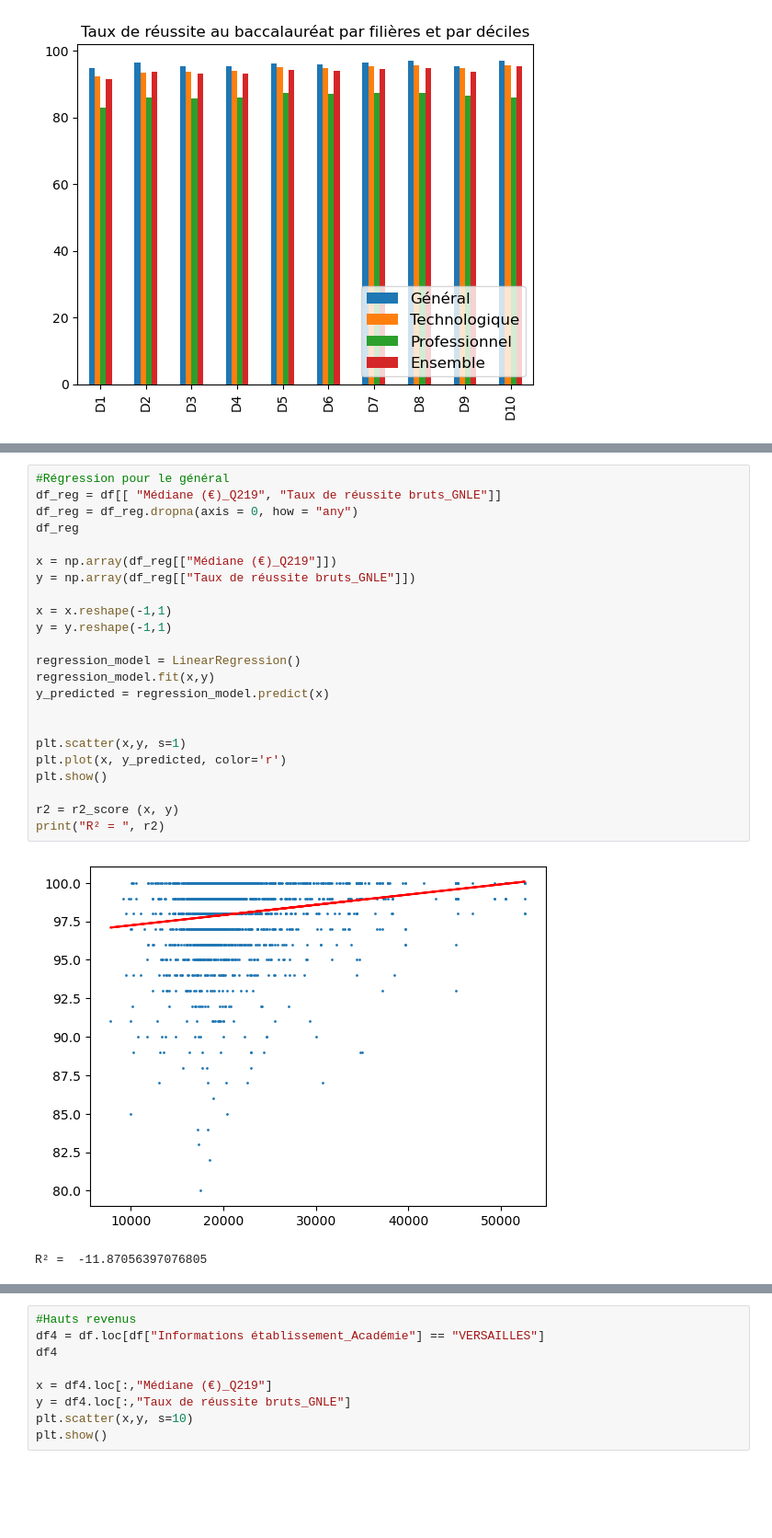
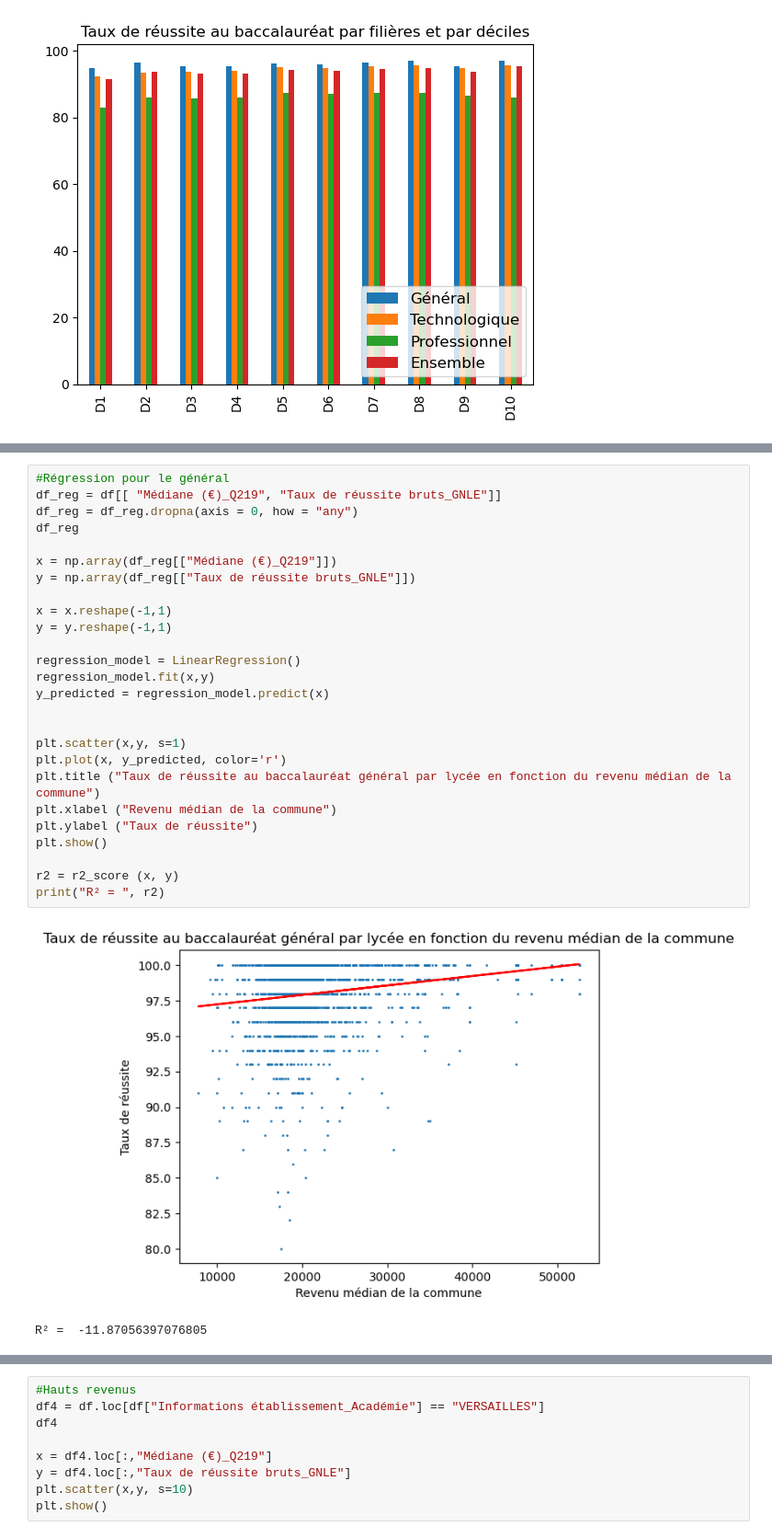
Before and after one commit to Acochepin/Python-2A---AC---JM---RS, a Jupyter notebook: Manipulation bases de données.ipynb, the cells around one changed output, grey strips where cells are left out. Shown at 92% size. Saved outputs shown, nothing was run; the diff lists cells and outputs as text; blank space fills up the shorter version.

```diff
--- a/Manipulation bases de données.ipynb
+++ b/Manipulation bases de données.ipynb
@@ -666,26 +673,29 @@ En revanche, en terme de réussite, on ne voit pas de différences flagrantes. P
 # %%
 #Régression pour le général
 df_reg = df[[ "Médiane (€)_Q219", "Taux de réussite bruts_GNLE"]]
 df_reg = df_reg.dropna(axis = 0, how = "any")
 df_reg
 
 x = np.array(df_reg[["Médiane (€)_Q219"]])
 y = np.array(df_reg[["Taux de réussite bruts_GNLE"]])
 
 x = x.reshape(-1,1)
 y = y.reshape(-1,1)
 
 regression_model = LinearRegression()
 regression_model.fit(x,y)
 y_predicted = regression_model.predict(x)
 
 
 plt.scatter(x,y, s=1)
 plt.plot(x, y_predicted, color='r')
+plt.title ("Taux de réussite au baccalauréat général par lycée en fonction du revenu médian de la commune")
+plt.xlabel ("Revenu médian de la commune")
+plt.ylabel ("Taux de réussite")
 plt.show()
 
 r2 = r2_score (x, y)
 print("R² = ", r2)
 # %% [output]
-[figure, old version]
+[figure, new version]
 R² =  -11.87056397076805
```
Also changed, not shown: parts of 8 cells of this notebook.
